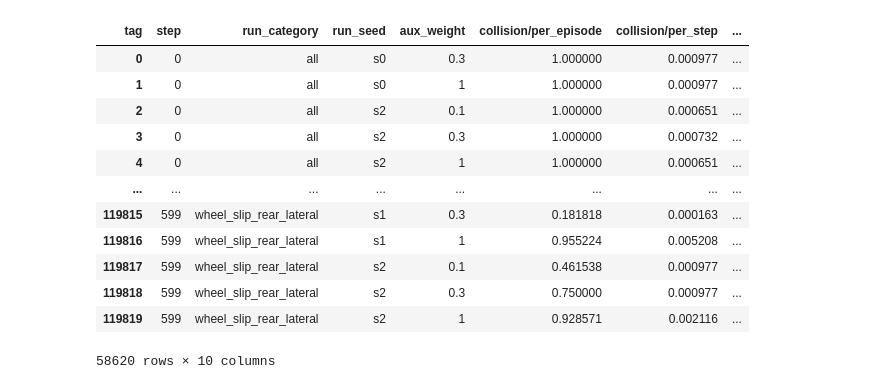
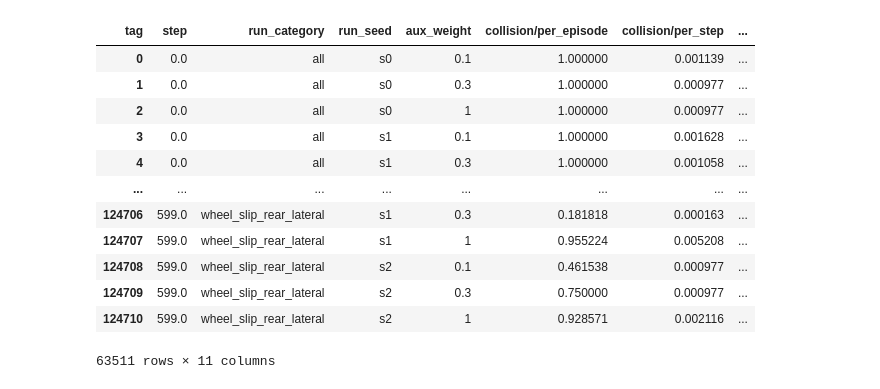
Before and after one commit to jacquesamsel/skripsie, a Jupyter notebook: view_tensorboard.ipynb, the cells around one changed output. Cells and saved outputs as stored; diff of their text form; code cells hidden in the pictures.

```diff
--- a/view_tensorboard.ipynb
+++ b/view_tensorboard.ipynb
@@ -17,26 +18,33 @@ from tb_loader import load_file
 # %%
 IMPORTANT_STATS = [
     "reward/mean",
-    "observation/progress_metres",
+    "observation/progress_per_second",
     "observation/forward_velocity",
     "collision/per_progress_metres",
     "collision/per_episode",
     "collision/per_step",
+    "observation/progress_metres",
 ]
+
+MOST_IMPORTANT_STATS = [
+    "observation/progress_metres",
+    "collision/per_progress_metres"
+]
 # %%
 def load_runs(logdir="runs", tags=None):
     tags = set(tags) if tags is not None else None
     jobs = []
     for model_name in os.listdir(logdir):
-        iterations = sorted(os.listdir(f"{logdir}/{model_name}"))
-        run_dir = f"{logdir}/{model_name}/{iterations[-1]}"
-        for f in glob.glob(f"{run_dir}/**/*tfevents*", recursive=True) or [run_dir]:
-            jobs.append((f, model_name, tags))
+      for f in sorted(glob.glob(f"{logdir}/{model_name}/**/*tfevents*", recursive=True)):
+          jobs.append((f, model_name, tags))
 
     with ProcessPoolExecutor() as pool:
         return pd.concat(pool.map(load_file, jobs), ignore_index=True)
                                  # all tags
-df = load_runs(tags=IMPORTANT_STATS)        # only these
+if os.path.exists("results/tensorboard_data.pkl"):
+    df = pd.read_pickle("results/tensorboard_data.pkl")
+else:
+    df = load_runs(tags=IMPORTANT_STATS)        # only these
 # %%
 data = df
 # %%
@@ -44,28 +52,29 @@ data.rename(columns={"dir_name": "run_name"}, inplace=True)
 data["run_category"] = data["run_name"].str.split("_").str[:-2].str.join("_")
 data["run_seed"] = data["run_name"].str.split("_").str[-1]
 data["aux_weight"] = data["run_name"].str.split("_").str[-2].str[1:]
-data = data.drop_duplicates(["run_name", "step", "tag"], keep="last")
+data = data.sort_values("wall_time").drop_duplicates(["run_name", "step", "tag"], keep="last")
 data = data.sort_values("step")
 # %%
 data_pivot = data.pivot(index=["step", "run_category", "run_seed", "aux_weight"], columns="tag", values="value")
-data_pivot["collision/per_progress_metres"] = data_pivot["collision/per_episode"] / data_pivot["observation/progress_metres"]
+data_pivot["collision/per_progress_metres"] = data_pivot["collision/per_step"] / data_pivot["observation/progress_metres"]
+data_pivot["observation/progress_per_second"] = data_pivot["observation/progress_metres"] * 25
 data_pivot = data_pivot.reset_index()
 data_pivot = data_pivot[~data_pivot["run_category"].str.startswith("rnn_")]
 data_pivot
 # %% [output]
 | tag | step | run_category | run_seed | aux_weight | collision/per_episode | collision/per_step | ... |
-| 0 | 0 | all | s0 | 0.3 | 1.000000 | 0.000977 | ... |
-| 1 | 0 | all | s0 | 1 | 1.000000 | 0.000977 | ... |
-| 2 | 0 | all | s2 | 0.1 | 1.000000 | 0.000651 | ... |
-| 3 | 0 | all | s2 | 0.3 | 1.000000 | 0.000732 | ... |
-| 4 | 0 | all | s2 | 1 | 1.000000 | 0.000651 | ... |
+| 0 | 0.0 | all | s0 | 0.1 | 1.000000 | 0.001139 | ... |
+| 1 | 0.0 | all | s0 | 0.3 | 1.000000 | 0.000977 | ... |
+| 2 | 0.0 | all | s0 | 1 | 1.000000 | 0.000977 | ... |
+| 3 | 0.0 | all | s1 | 0.1 | 1.000000 | 0.001628 | ... |
+| 4 | 0.0 | all | s1 | 0.3 | 1.000000 | 0.001058 | ... |
 | ... | ... | ... | ... | ... | ... | ... | ... |
-| 119815 | 599 | wheel_slip_rear_lateral | s1 | 0.3 | 0.181818 | 0.000163 | ... |
-| 119816 | 599 | wheel_slip_rear_lateral | s1 | 1 | 0.955224 | 0.005208 | ... |
-| 119817 | 599 | wheel_slip_rear_lateral | s2 | 0.1 | 0.461538 | 0.000977 | ... |
-| 119818 | 599 | wheel_slip_rear_lateral | s2 | 0.3 | 0.750000 | 0.000977 | ... |
-| 119819 | 599 | wheel_slip_rear_lateral | s2 | 1 | 0.928571 | 0.002116 | ... |
+| 124706 | 599.0 | wheel_slip_rear_lateral | s1 | 0.3 | 0.181818 | 0.000163 | ... |
+| 124707 | 599.0 | wheel_slip_rear_lateral | s1 | 1 | 0.955224 | 0.005208 | ... |
+| 124708 | 599.0 | wheel_slip_rear_lateral | s2 | 0.1 | 0.461538 | 0.000977 | ... |
+| 124709 | 599.0 | wheel_slip_rear_lateral | s2 | 0.3 | 0.750000 | 0.000977 | ... |
+| 124710 | 599.0 | wheel_slip_rear_lateral | s2 | 1 | 0.928571 | 0.002116 | ... |
-58620 rows × 10 columns
+63511 rows × 11 columns
 # %%
 
 RUN_COLUMNS = ["run_category", "run_seed", "aux_weight"]
```
Also changed, not shown: parts of 12 cells of this notebook, 8 other files.
